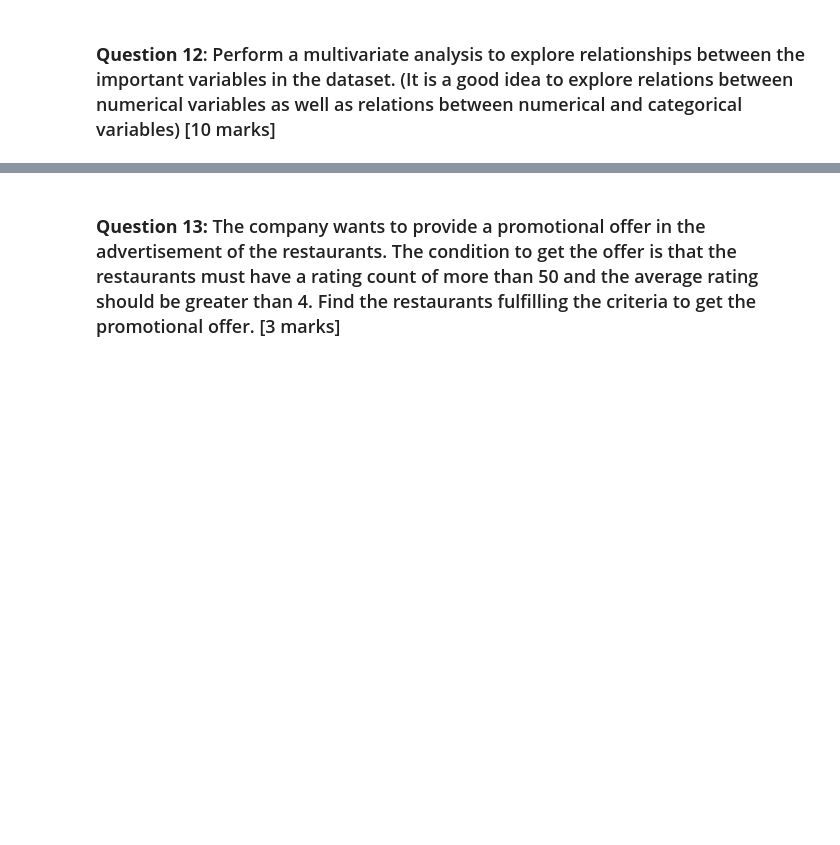
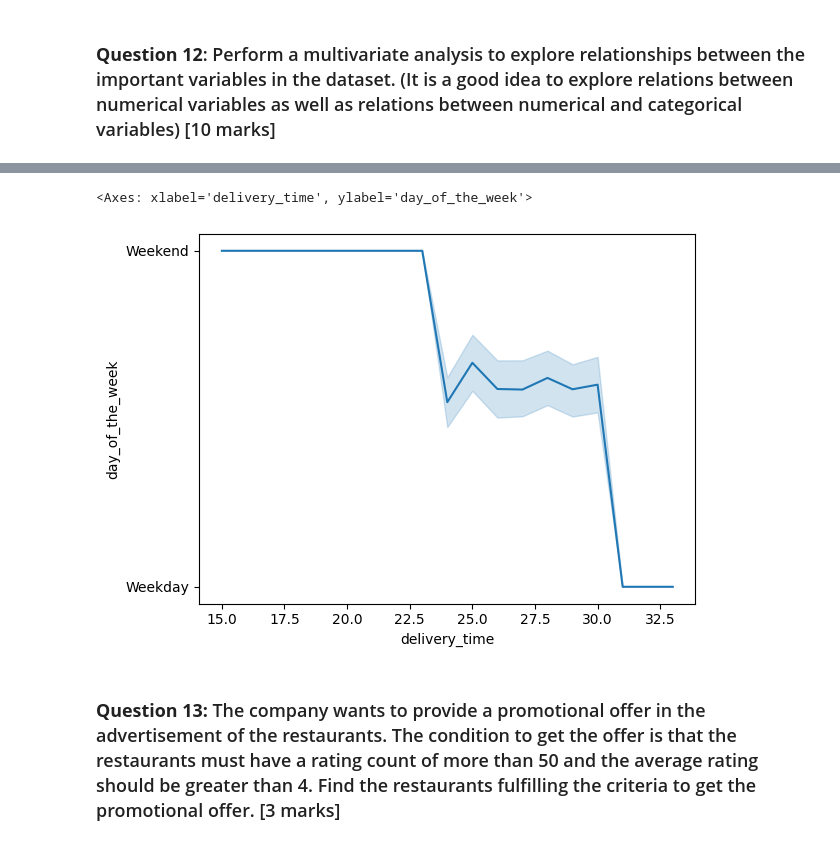
Before and after one commit to SudipKundu2023/Greatlearning, a Jupyter notebook: FoodHubUsecase/PYF_Project_Learner_Notebook_Full_Code.ipynb, the cells around one changed output, grey strips where cells are left out. Saved outputs shown, nothing was run; the diff lists cells and outputs as text; code cells hidden in the pictures; blank space fills up the shorter version.

```diff
--- a/FoodHubUsecase/PYF_Project_Learner_Notebook_Full_Code.ipynb
+++ b/FoodHubUsecase/PYF_Project_Learner_Notebook_Full_Code.ipynb
@@ -314,3 +363,8 @@ np.float64(29.24130663856691)
+# %%
+sns.lineplot(y='day_of_the_week',x='delivery_time',data=df)
+# %% [output]
+<Axes: xlabel='delivery_time', ylabel='day_of_the_week'>
+[figure, added]
 # %% [markdown]
 ### **Question 13:** The company wants to provide a promotional offer in the advertisement of the restaurants. The condition to get the offer is that the restaurants must have a rating count of more than 50 and the average rating should be greater than 4. Find the restaurants fulfilling the criteria to get the promotional offer. [3 marks]
 # %%
```
Also changed, not shown: parts of 15 cells of this notebook.
